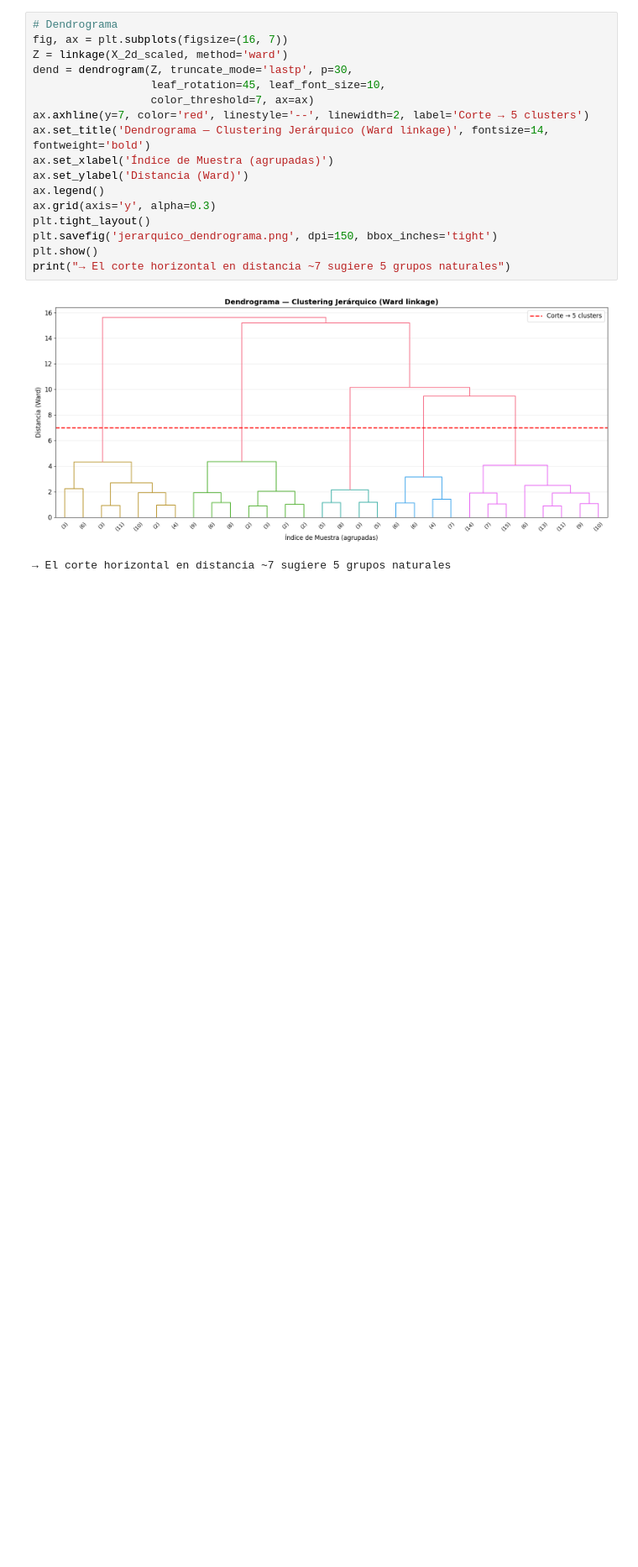
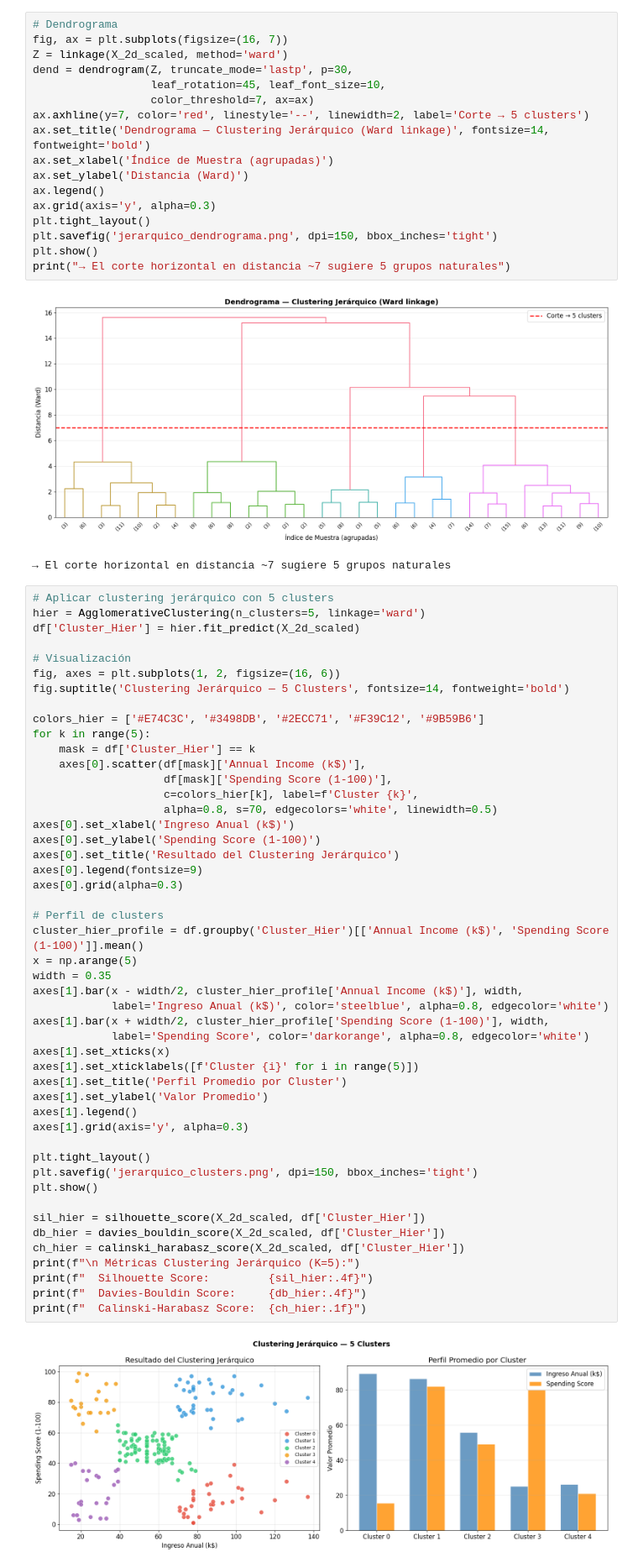
Before and after one commit to DaihanaMora/ML-Cancer-Market, a Jupyter notebook: Agrupamiento_Clientes.ipynb, the cells around one changed output. Shown at 84% size. Saved outputs shown, nothing was run; the diff lists cells and outputs as text; blank space fills up the shorter version.

```diff
--- a/Agrupamiento_Clientes.ipynb
+++ b/Agrupamiento_Clientes.ipynb
@@ -558,3 +558,53 @@ print("→ El corte horizontal en distancia ~7 sugiere 5 grupos naturales")
 # %% [output]
 [figure]
 → El corte horizontal en distancia ~7 sugiere 5 grupos naturales
+# %%
+# Aplicar clustering jerárquico con 5 clusters
+hier = AgglomerativeClustering(n_clusters=5, linkage='ward')
+df['Cluster_Hier'] = hier.fit_predict(X_2d_scaled)
+
+# Visualización
+fig, axes = plt.subplots(1, 2, figsize=(16, 6))
+fig.suptitle('Clustering Jerárquico — 5 Clusters', fontsize=14, fontweight='bold')
+
+colors_hier = ['#E74C3C', '#3498DB', '#2ECC71', '#F39C12', '#9B59B6']
+for k in range(5):
+    mask = df['Cluster_Hier'] == k
+    axes[0].scatter(df[mask]['Annual Income (k$)'],
+                    df[mask]['Spending Score (1-100)'],
+                    c=colors_hier[k], label=f'Cluster {k}',
+                    alpha=0.8, s=70, edgecolors='white', linewidth=0.5)
+axes[0].set_xlabel('Ingreso Anual (k$)')
+axes[0].set_ylabel('Spending Score (1-100)')
+axes[0].set_title('Resultado del Clustering Jerárquico')
+axes[0].legend(fontsize=9)
+axes[0].grid(alpha=0.3)
+
+# Perfil de clusters
+cluster_hier_profile = df.groupby('Cluster_Hier')[['Annual Income (k$)', 'Spending Score (1-100)']].mean()
+x = np.arange(5)
+width = 0.35
+axes[1].bar(x - width/2, cluster_hier_profile['Annual Income (k$)'], width,
+            label='Ingreso Anual (k$)', color='steelblue', alpha=0.8, edgecolor='white')
+axes[1].bar(x + width/2, cluster_hier_profile['Spending Score (1-100)'], width,
+            label='Spending Score', color='darkorange', alpha=0.8, edgecolor='white')
+axes[1].set_xticks(x)
+axes[1].set_xticklabels([f'Cluster {i}' for i in range(5)])
+axes[1].set_title('Perfil Promedio por Cluster')
+axes[1].set_ylabel('Valor Promedio')
+axes[1].legend()
+axes[1].grid(axis='y', alpha=0.3)
+
+plt.tight_layout()
+plt.savefig('jerarquico_clusters.png', dpi=150, bbox_inches='tight')
+plt.show()
+
+sil_hier = silhouette_score(X_2d_scaled, df['Cluster_Hier'])
+db_hier = davies_bouldin_score(X_2d_scaled, df['Cluster_Hier'])
+ch_hier = calinski_harabasz_score(X_2d_scaled, df['Cluster_Hier'])
+print(f"\n Métricas Clustering Jerárquico (K=5):")
+print(f"  Silhouette Score:         {sil_hier:.4f}")
+print(f"  Davies-Bouldin Score:     {db_hier:.4f}")
+print(f"  Calinski-Harabasz Score:  {ch_hier:.1f}")
+# %% [output]
+[figure, added]
```
Also changed, not shown: parts of 3 cells of this notebook.
